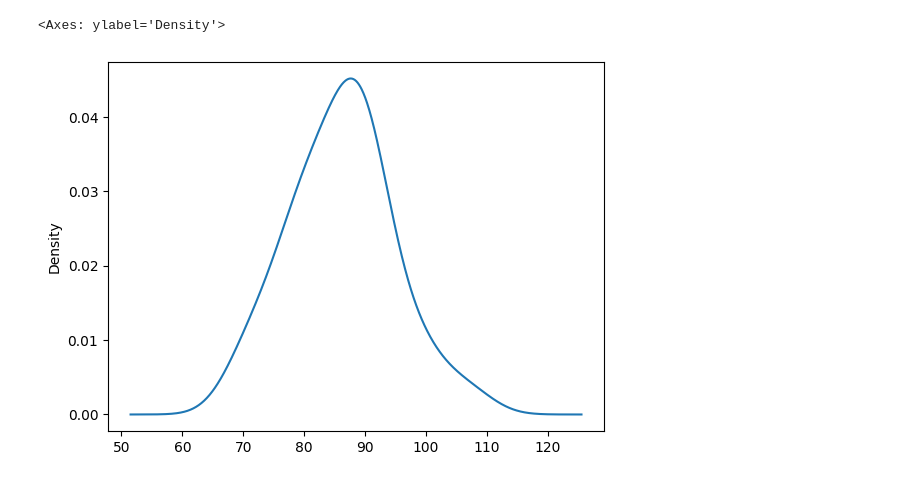
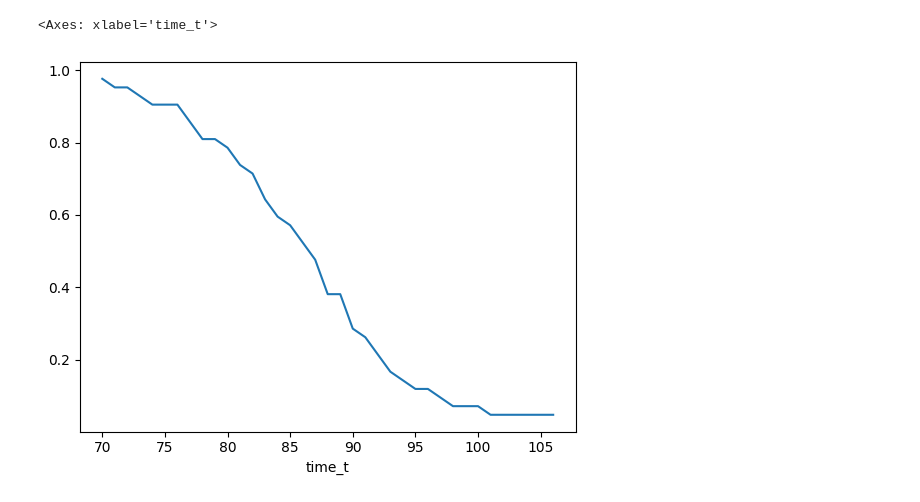
Before and after one commit to zanyev/poker_arb, a Jupyter notebook: poker.ipynb, the cells around one changed output. Drawn from its saved outputs; the diff is of its cells as text; code cells hidden in the pictures.

```diff
--- a/poker.ipynb
+++ b/poker.ipynb
@@ -14,7 +14,7 @@ pytesseract.pytesseract.tesseract_cmd = r'C:\Program Files\Tesseract-OCR\tessera
 # %%
 def update_info(x,y):
     pyautogui.moveTo(x, y)
-    time.sleep(0.17)
+    time.sleep(0.05)
     pyautogui.mouseDown()
 # %%
 def get_info(region):
@@ -104,3 +111,4 @@ corte_minuto = X.set_index(["id_torneio",'time']).sort_index()
 # %%
-corte_minuto[corte_minuto['remaining_players'] <= 9].groupby(level=0)['index'].min().plot(kind='hist')
+survival_function_emp = corte_minuto[corte_minuto['remaining_players'] < 8].groupby(level=0)['index'].min()
+survival_function_emp.describe()
 # %% [output]
@@ -109,5 +124,22 @@ corte_minuto[corte_minuto['remaining_players'] <= 9].groupby(level=0)['index'].m
-# %%
-corte_minuto[corte_minuto['remaining_players'] <= 7].groupby(level=0)['index'].min().plot(kind='kde')
-# %% [output]
-<Axes: ylabel='Density'>
-[figure, removed]
+# %%
+kaplan_table = []
+for i in range(int(survival_function_emp.min()),int(survival_function_emp.max())):
+    n_risk = (survival_function_emp >= i).sum()
+    d_fail = (survival_function_emp == i).sum()
+    kaplan_dict = {
+        "time_t":i,
+        "n_risk":n_risk,
+        "d_fail":d_fail,
+
+    }
+    kaplan_table.append(kaplan_dict)
+# %%
+kaplan_df = pd.DataFrame(kaplan_table).set_index('time_t')
+kaplan_df['fail_prob'] = kaplan_df['d_fail']/kaplan_df['n_risk']
+kaplan_df['conditional_fail_prob'] = 1 - kaplan_df['fail_prob']
+kaplan_df['survival_function'] = kaplan_df.conditional_fail_prob.cumprod()
+# %%
+kaplan_df['survival_function'].plot()
+# %% [output]
+<Axes: xlabel='time_t'>
+[figure, added]
```
Also changed, not shown: parts of 7 cells of this notebook, 15 other files.
